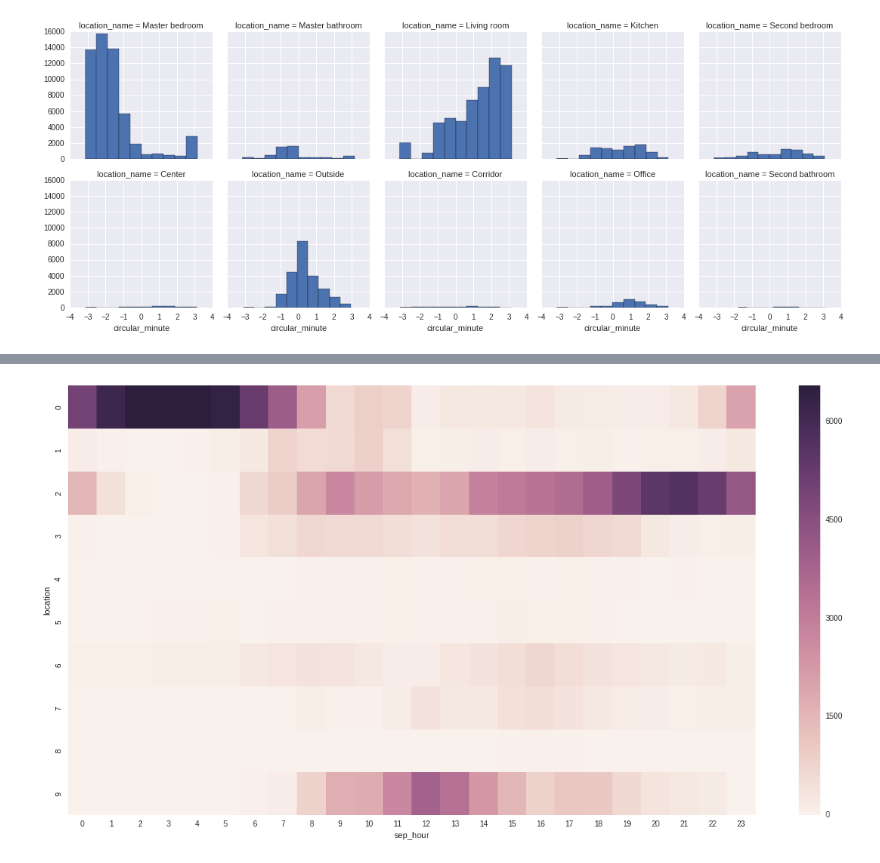
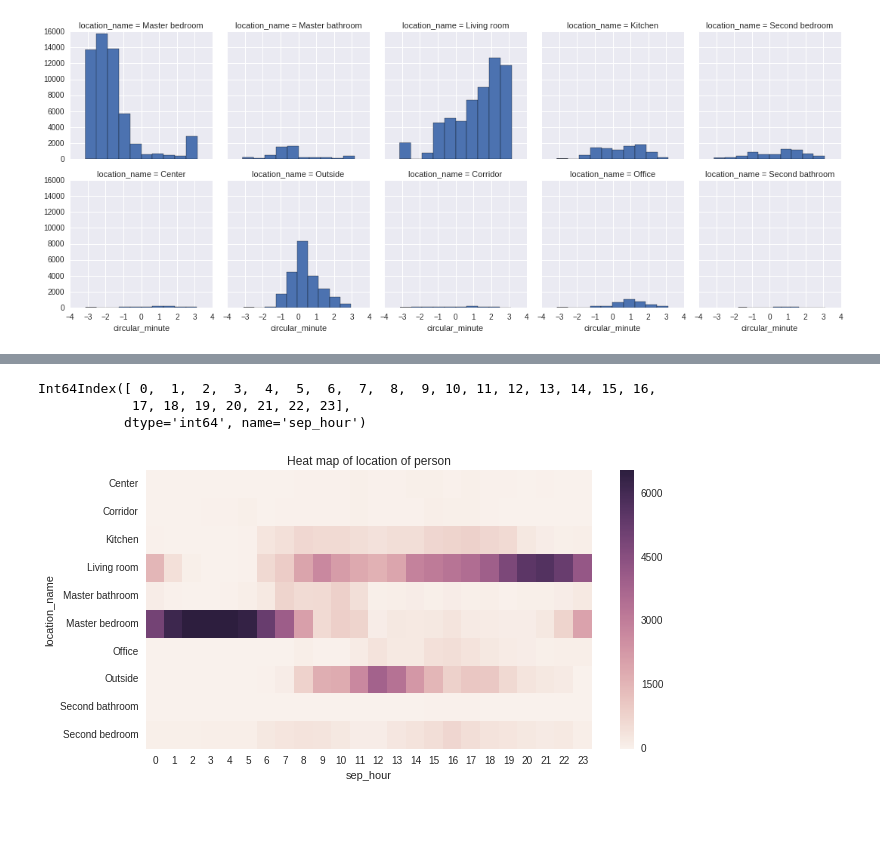
Before and after one commit to deebuls/ObjectLocationModel, a Jupyter notebook: code/Evaluation/EvaluationMasterDocument.ipynb, the cells around one changed output, grey strips where cells are left out. Drawn from its saved outputs; the diff is of its cells as text; code cells hidden in the pictures; blank space fills up the shorter version.

```diff
--- a/code/Evaluation/EvaluationMasterDocument.ipynb
+++ b/code/Evaluation/EvaluationMasterDocument.ipynb
@@ -35,11 +57,18 @@ g.map(plt.hist, "circular_minute");
+# %%
+hour_vs_location =  hour_vs_location.rename_axis({"sep_hour": "hour"})
+hour_vs_location.columns
+# %% [output]
+Int64Index([ 0,  1,  2,  3,  4,  5,  6,  7,  8,  9, 10, 11, 12, 13, 14, 15, 16,
+            17, 18, 19, 20, 21, 22, 23],
+           dtype='int64', name='sep_hour')
 # %%
 #sns.heatmap(dataset[['sep_hour', 'location_name']])
-hour_vs_location = pd.crosstab(dataset['location'],
+hour_vs_location = pd.crosstab(dataset['location_name'],
                                dataset['sep_hour'])
-fig = plt.figure(figsize=(20,10))
+fig = plt.figure(figsize=(10,5))
 sns_plot = sns.heatmap(hour_vs_location)
-sns_plot.set_label("Heat map of Location of person")
+sns_plot.set_title("Heat map of location of person")
 fig = sns_plot.get_figure()
 fig.savefig('/tmp/location_vs_hour.png')
 # %% [output]
-[figure, old version]
+[figure, new version]
```
Also changed, not shown: parts of 5 cells of this notebook, 13 other files.
